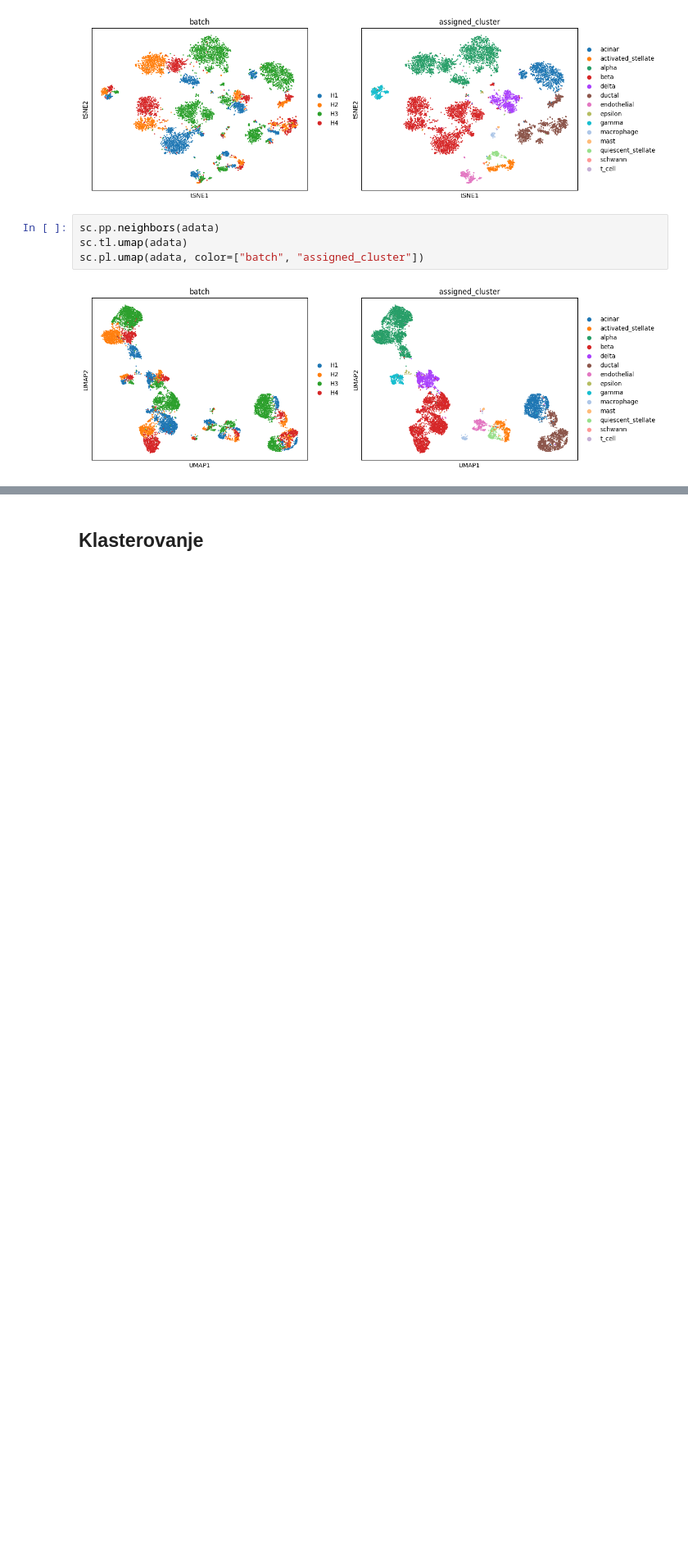
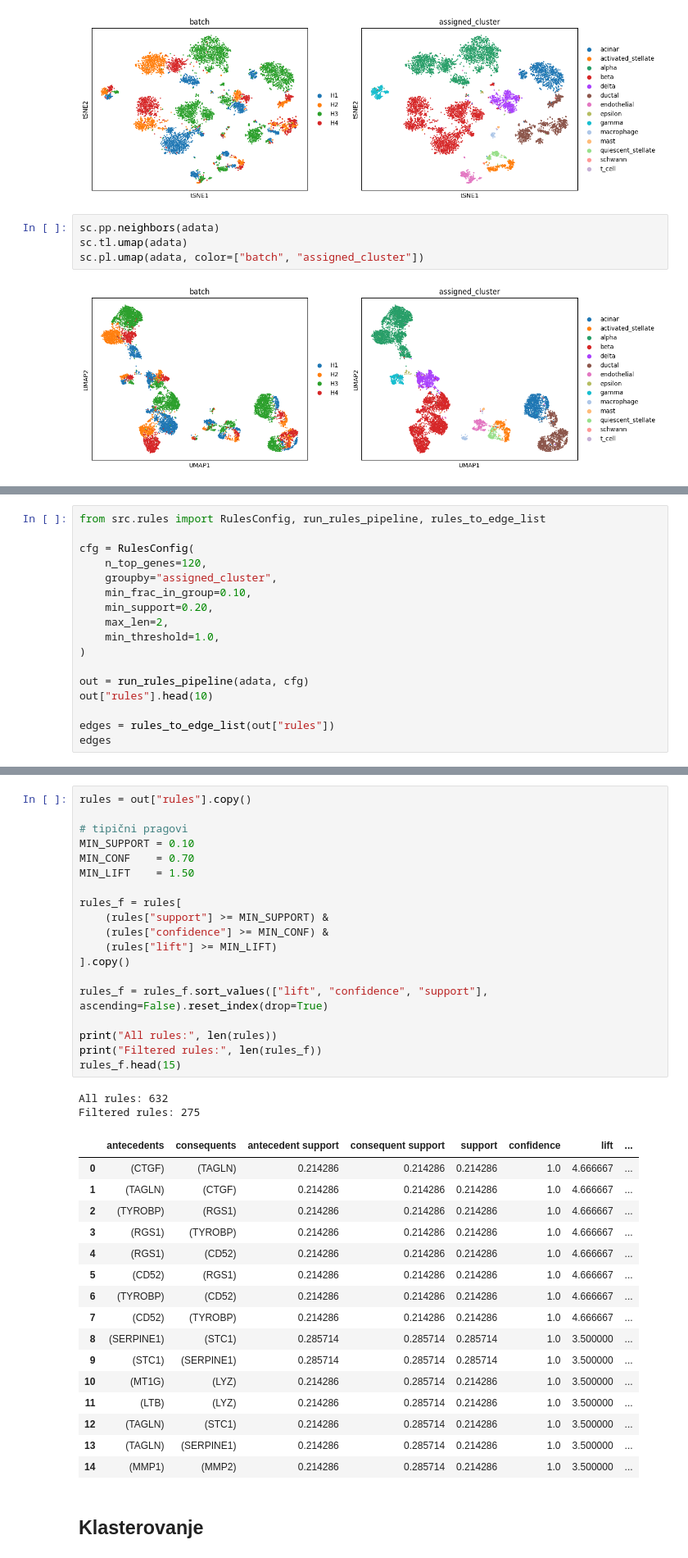
Before and after one commit to janazivkovic02/Single-Cell-Pancreas-Analysis, a Jupyter notebook: notebooks/01_exploration.ipynb, the cells around one changed output, grey strips where cells are left out. Shown at 82% size. Saved outputs shown, nothing was run; the diff lists cells and outputs as text; blank space fills up the shorter version.

Commit message:
Rules update

```diff
--- a/notebooks/01_exploration.ipynb
+++ b/notebooks/01_exploration.ipynb
@@ -82,0 +81,17 @@ sc.pl.umap(adata, color=["batch", "assigned_cluster"])
+# %%
+from src.rules import RulesConfig, run_rules_pipeline, rules_to_edge_list
+
+cfg = RulesConfig(
+    n_top_genes=120,
+    groupby="assigned_cluster",
+    min_frac_in_group=0.10,
+    min_support=0.20,
+    max_len=2,
+    min_threshold=1.0,
+)
+
+out = run_rules_pipeline(adata, cfg)
+out["rules"].head(10)
+
+edges = rules_to_edge_list(out["rules"])
+edges
@@ -83,3 +112,41 @@ sc.pl.umap(adata, color=["batch", "assigned_cluster"])
+# %%
+rules = out["rules"].copy()
+
+# tipični pragovi
+MIN_SUPPORT = 0.10
+MIN_CONF    = 0.70
+MIN_LIFT    = 1.50
+
+rules_f = rules[
+    (rules["support"] >= MIN_SUPPORT) &
+    (rules["confidence"] >= MIN_CONF) &
+    (rules["lift"] >= MIN_LIFT)
+].copy()
+
+rules_f = rules_f.sort_values(["lift", "confidence", "support"], ascending=False).reset_index(drop=True)
+
+print("All rules:", len(rules))
+print("Filtered rules:", len(rules_f))
+rules_f.head(15)
+# %% [output]
+All rules: 632
+Filtered rules: 275
+|  | antecedents | consequents | antecedent support | consequent support | support | confidence | lift | ... |
+| 0 | (CTGF) | (TAGLN) | 0.214286 | 0.214286 | 0.214286 | 1.0 | 4.666667 | ... |
+| 1 | (TAGLN) | (CTGF) | 0.214286 | 0.214286 | 0.214286 | 1.0 | 4.666667 | ... |
+| 2 | (TYROBP) | (RGS1) | 0.214286 | 0.214286 | 0.214286 | 1.0 | 4.666667 | ... |
+| 3 | (RGS1) | (TYROBP) | 0.214286 | 0.214286 | 0.214286 | 1.0 | 4.666667 | ... |
+| 4 | (RGS1) | (CD52) | 0.214286 | 0.214286 | 0.214286 | 1.0 | 4.666667 | ... |
+| 5 | (CD52) | (RGS1) | 0.214286 | 0.214286 | 0.214286 | 1.0 | 4.666667 | ... |
+| 6 | (TYROBP) | (CD52) | 0.214286 | 0.214286 | 0.214286 | 1.0 | 4.666667 | ... |
+| 7 | (CD52) | (TYROBP) | 0.214286 | 0.214286 | 0.214286 | 1.0 | 4.666667 | ... |
+| 8 | (SERPINE1) | (STC1) | 0.285714 | 0.285714 | 0.285714 | 1.0 | 3.500000 | ... |
+| 9 | (STC1) | (SERPINE1) | 0.285714 | 0.285714 | 0.285714 | 1.0 | 3.500000 | ... |
+| 10 | (MT1G) | (LYZ) | 0.214286 | 0.285714 | 0.214286 | 1.0 | 3.500000 | ... |
+| 11 | (LTB) | (LYZ) | 0.214286 | 0.285714 | 0.214286 | 1.0 | 3.500000 | ... |
+| 12 | (TAGLN) | (STC1) | 0.214286 | 0.285714 | 0.214286 | 1.0 | 3.500000 | ... |
+| 13 | (TAGLN) | (SERPINE1) | 0.214286 | 0.285714 | 0.214286 | 1.0 | 3.500000 | ... |
+| 14 | (MMP1) | (MMP2) | 0.214286 | 0.285714 | 0.214286 | 1.0 | 3.500000 | ... |
 # %% [markdown]
 ## Klasterovanje
 # %%
```
Also changed, not shown: parts of 4 cells of this notebook, 1 other file.
